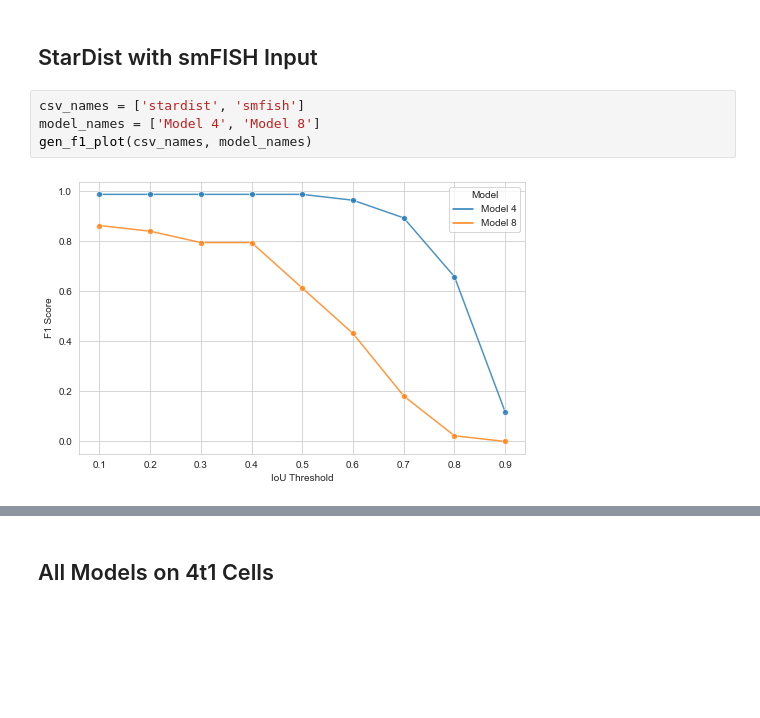
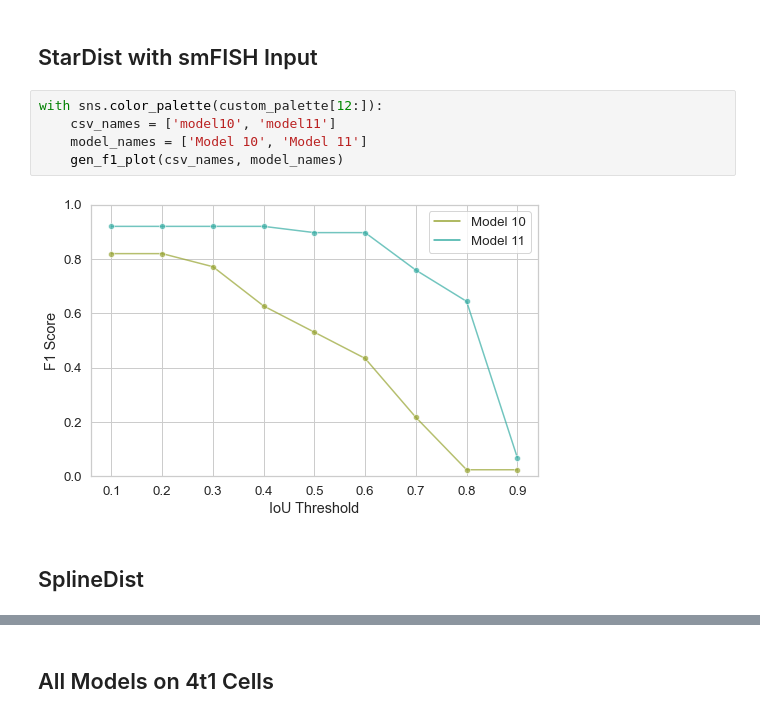
Before and after one commit to annajiwons/merfish-segmentation, a Jupyter notebook: figures/f1plots.ipynb, the cells around one changed output, grey strips where cells are left out. Saved outputs shown, nothing was run; the diff lists cells and outputs as text; blank space fills up the shorter version.

```diff
--- a/figures/f1plots.ipynb
+++ b/figures/f1plots.ipynb
@@ -59,8 +92,11 @@ gen_f1_plot(csv_names, model_names)
 # %% [markdown]
 ## StarDist with smFISH Input
-# %%
-csv_names = ['stardist', 'smfish']
-model_names = ['Model 4', 'Model 8']
-gen_f1_plot(csv_names, model_names)
-# %% [output]
-[figure, removed]
+# %%
+with sns.color_palette(custom_palette[12:]):
+    csv_names = ['model10', 'model11']
+    model_names = ['Model 10', 'Model 11']
+    gen_f1_plot(csv_names, model_names)
+# %% [output]
+[figure, added]
+# %% [markdown]
+## SplineDist
```
Also changed, not shown: parts of 16 cells of this notebook, 28 other files.
